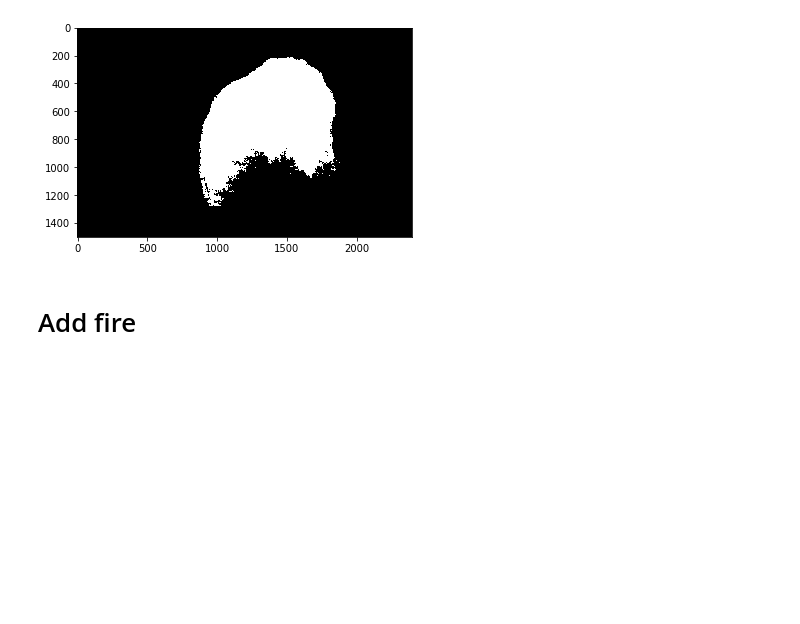
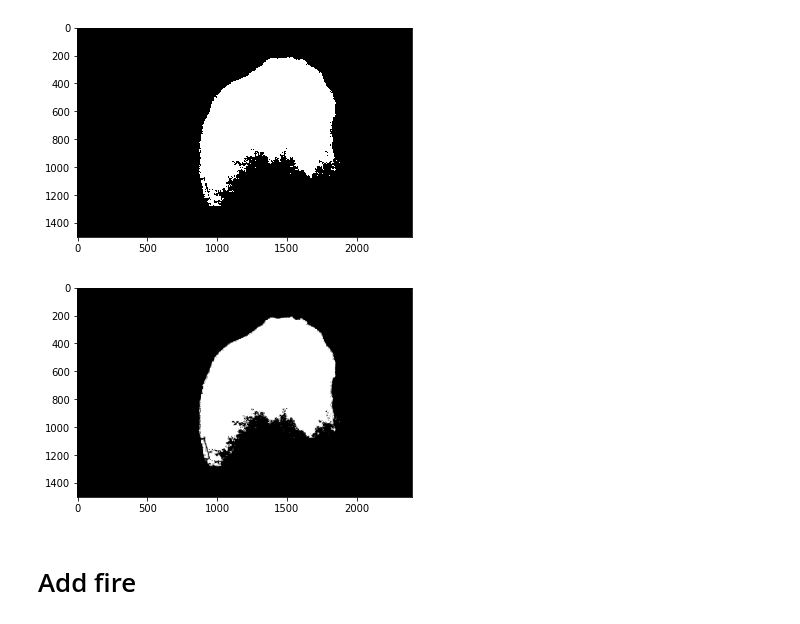
Before and after one commit to asyaf/magritte, a Jupyter notebook: code/human_condition.ipynb, the cells around one changed output. Drawn from its saved outputs; the diff is of its cells as text; code cells hidden in the pictures; blank space fills up the shorter version.

```diff
--- a/code/human_condition.ipynb
+++ b/code/human_condition.ipynb
@@ -68,6 +62,11 @@ _, cave_thresh = cv2.threshold(cave_gray, 254, 255, cv2.THRESH_BINARY)
 display_image(cave_thresh)
 # %% [output]
 [figure]
+# %%
+cave_thresh_blurred = cv2.blur(cave_thresh, (7,7))
+display_image(cave_thresh_blurred)
+# %% [output]
+[figure, added]
 # %% [markdown]
 # Add fire
 # %%
```
Also changed, not shown: parts of 6 cells of this notebook.
